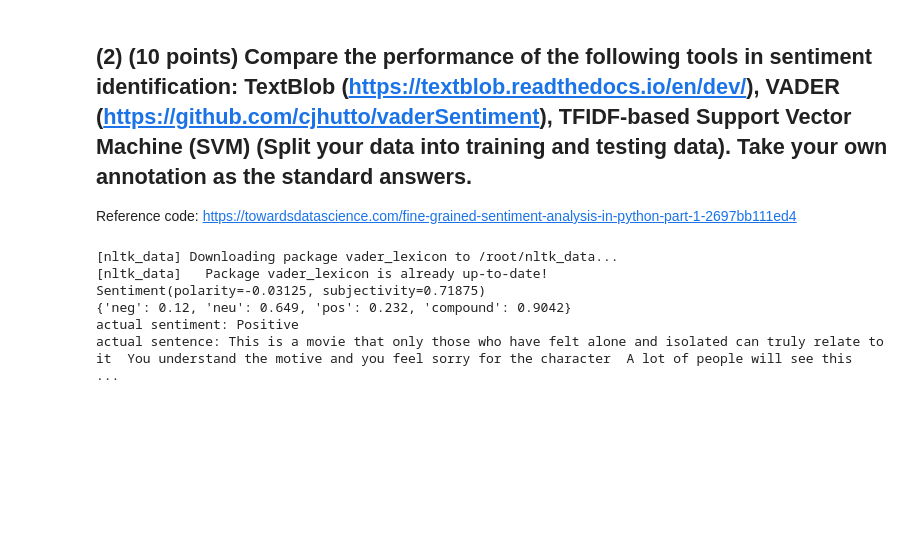
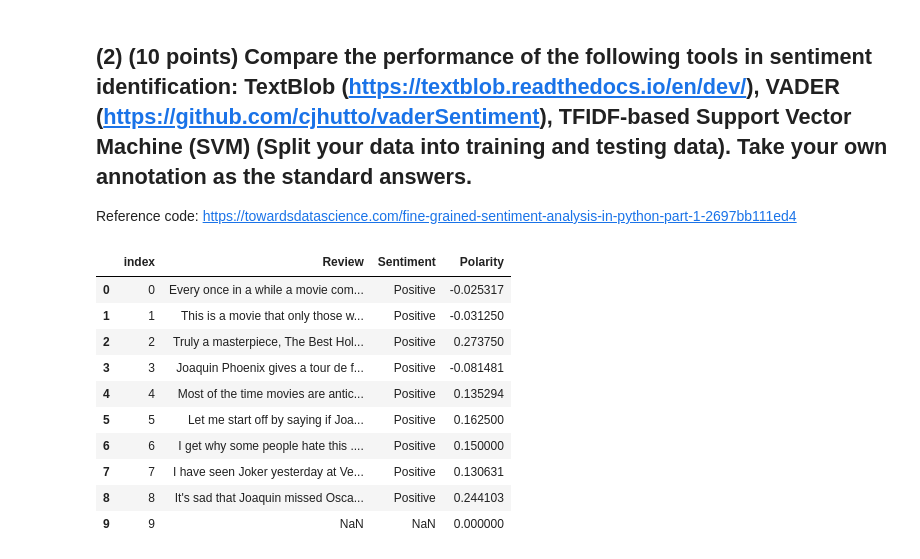
Before and after one commit to divyaseri/divya_INFO5731_Fall2020, a Jupyter notebook: In_class_exercise_08_.ipynb, the cells around one changed output. Saved outputs shown, nothing was run; the diff lists cells and outputs as text; code cells hidden in the pictures; blank space fills up the shorter version.

```diff
--- a/In_class_exercise_08_.ipynb
+++ b/In_class_exercise_08_.ipynb
@@ -117,24 +134,20 @@ for i, (word, frequency) in enumerate(top_words, start=1):
 ## (2) (10 points) Compare the performance of the following tools in sentiment identification: TextBlob (https://textblob.readthedocs.io/en/dev/), VADER (https://github.com/cjhutto/vaderSentiment), TFIDF-based Support Vector Machine (SVM) (Split your data into training and testing data). Take your own annotation as the standard answers.
 
 Reference code: https://towardsdatascience.com/fine-grained-sentiment-analysis-in-python-part-1-2697bb111ed4
-# %%
-import nltk
-#Textblob:
-nltk.download('vader_lexicon')
-import textblob
-from textblob import TextBlob
-testimonial = TextBlob((df['Review'])[1])
-print(testimonial.sentiment)
-#vader:
-from nltk.sentiment.vader import SentimentIntensityAnalyzer
-vader=SentimentIntensityAnalyzer()
-print(vader.polarity_scores((df['Review'])[1]))
-print("actual sentiment:",(df['Sentiment'])[1])
-print("actual sentence:",(df['Review'])[1])
-# %% [output]
-[nltk_data] Downloading package vader_lexicon to /root/nltk_data...
-[nltk_data]   Package vader_lexicon is already up-to-date!
-Sentiment(polarity=-0.03125, subjectivity=0.71875)
-{'neg': 0.12, 'neu': 0.649, 'pos': 0.232, 'compound': 0.9042}
-actual sentiment: Positive
-actual sentence: This is a movie that only those who have felt alone and isolated can truly relate to it  You understand the motive and you feel sorry for the character  A lot of people will see this  ...
+# %%
+# Write your code here
+main_df2 = data.drop(["id"],axis=1).reset_index()
+main_df2["Polarity"] = sentiment_data["Review"].apply(lambda x: TextBlob(str(x)).sentiment.polarity)
+main_df2.head(10)
+# %% [output]
+|  | index | Review | Sentiment | Polarity |
+| 0 | 0 | Every once in a while a movie com... | Positive | -0.025317 |
+| 1 | 1 | This is a movie that only those w... | Positive | -0.031250 |
+| 2 | 2 | Truly a masterpiece, The Best Hol... | Positive | 0.273750 |
+| 3 | 3 | Joaquin Phoenix gives a tour de f... | Positive | -0.081481 |
+| 4 | 4 | Most of the time movies are antic... | Positive | 0.135294 |
+| 5 | 5 | Let me start off by saying if Joa... | Positive | 0.162500 |
+| 6 | 6 | I get why some people hate this .... | Positive | 0.150000 |
+| 7 | 7 | I have seen Joker yesterday at Ve... | Positive | 0.130631 |
+| 8 | 8 | It's sad that Joaquin missed Osca... | Positive | 0.244103 |
+| 9 | 9 | NaN | NaN | 0.000000 |
```
Also changed, not shown: parts of 21 cells of this notebook.
